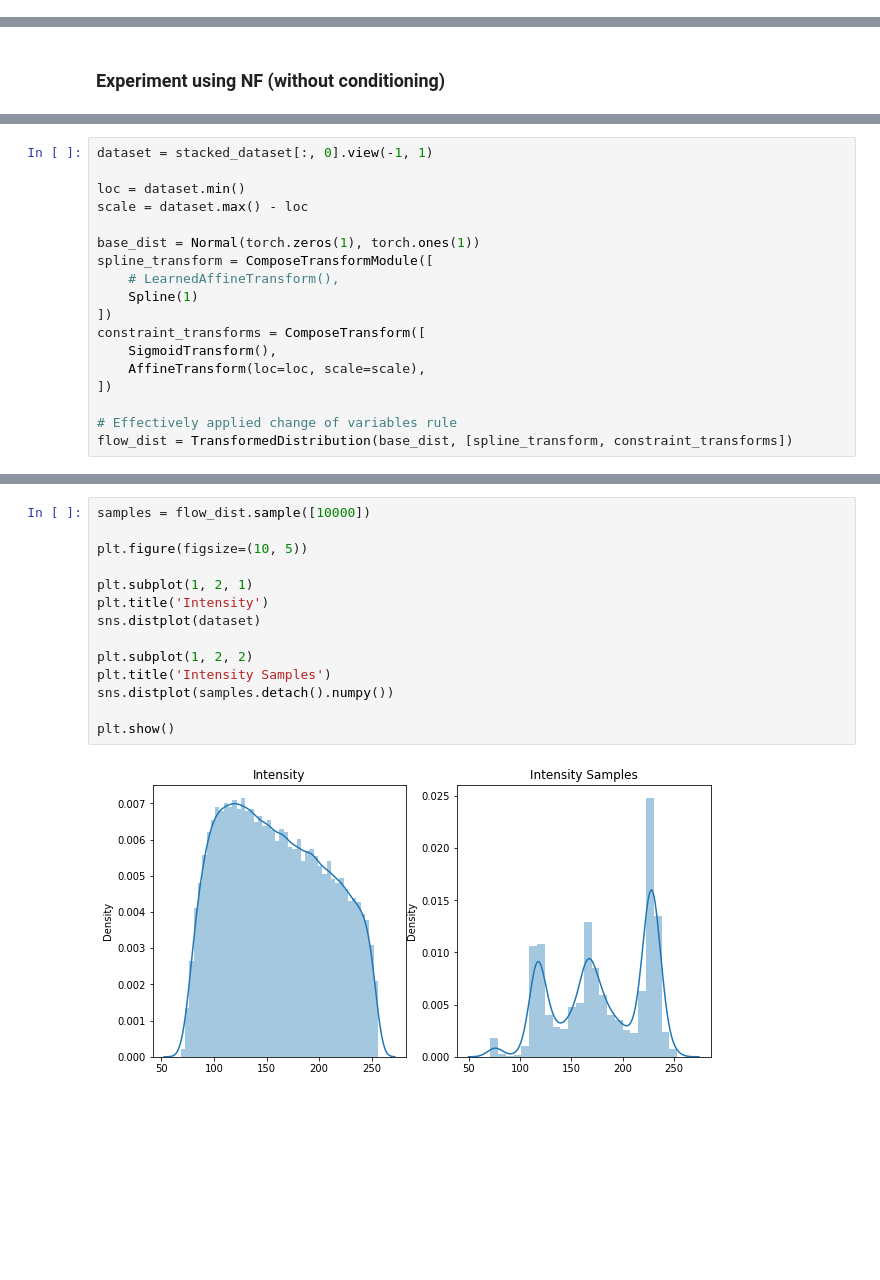
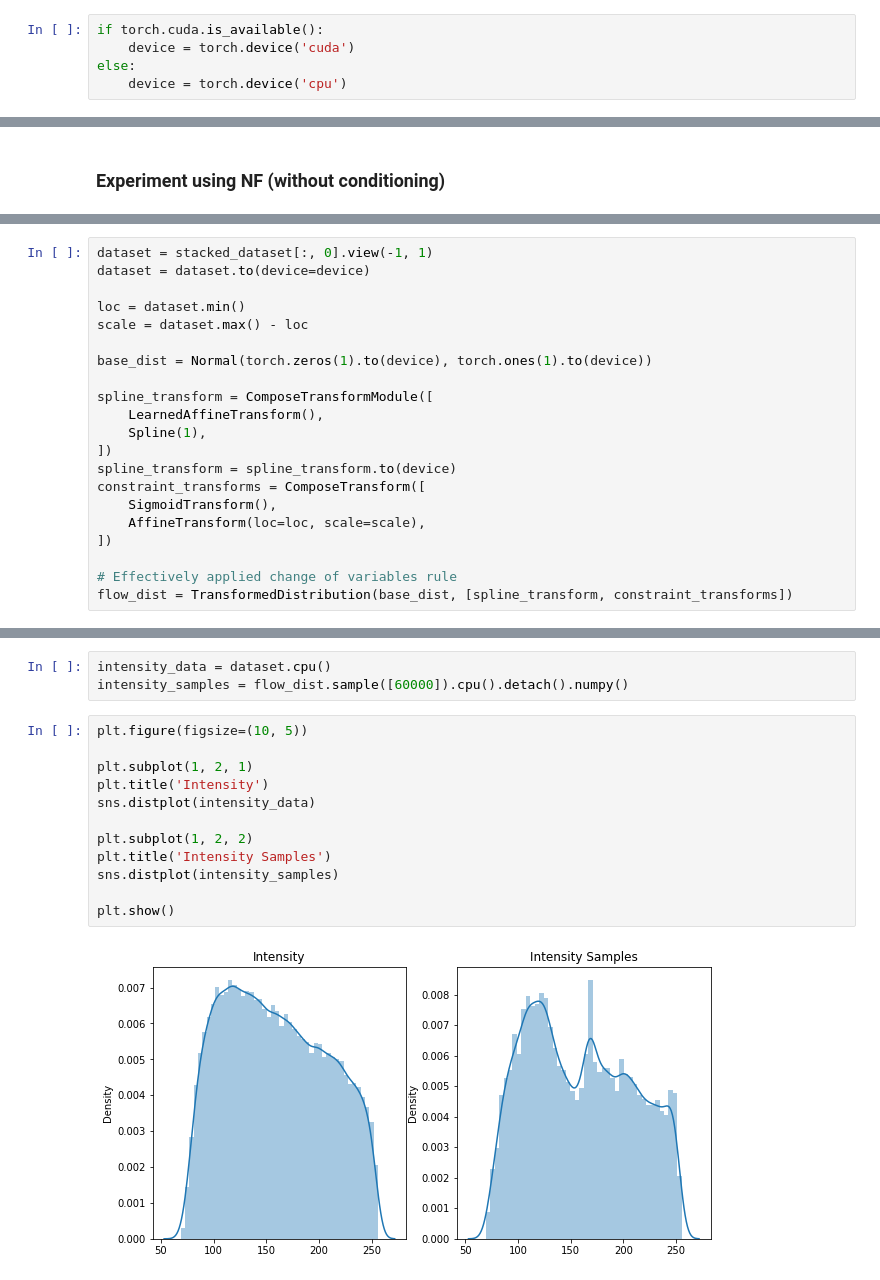
Before and after one commit to RajatRasal/deepscm, a Jupyter notebook: deepscm/datasets/morphomnist/intensity_causes_thickness.ipynb, the cells around one changed output, grey strips where cells are left out. Saved outputs shown, nothing was run; the diff lists cells and outputs as text; blank space fills up the shorter version.

Commit message:
Training the unconditional intensity flow successfully

```diff
--- a/deepscm/datasets/morphomnist/intensity_causes_thickness.ipynb
+++ b/deepscm/datasets/morphomnist/intensity_causes_thickness.ipynb
@@ -20,6 +21,11 @@ import pandas as pd
 import seaborn as sns
 
 sys.path.append(ROOT_PATH)
+# %%
+if torch.cuda.is_available():
+    device = torch.device('cuda')
+else:
+    device = torch.device('cpu')
 # %%
 from deepscm.morphomnist.io import load_idx
 # %%
@@ -404,14 +379,17 @@ X, y = datasets.make_circles(n_samples=n_samples, factor=0.5, noise=0.05)
 # %%
 dataset = stacked_dataset[:, 0].view(-1, 1)
+dataset = dataset.to(device=device)
 
 loc = dataset.min()
 scale = dataset.max() - loc
 
-base_dist = Normal(torch.zeros(1), torch.ones(1))
+base_dist = Normal(torch.zeros(1).to(device), torch.ones(1).to(device))
+
 spline_transform = ComposeTransformModule([
-    # LearnedAffineTransform(),
-    Spline(1)
+    LearnedAffineTransform(),
+    Spline(1),
 ])
+spline_transform = spline_transform.to(device)
 constraint_transforms = ComposeTransform([
     SigmoidTransform(),
     AffineTransform(loc=loc, scale=scale),
@@ -439,16 +424,17 @@ KeyboardInterrupt:
+# %%
+intensity_data = dataset.cpu()
+intensity_samples = flow_dist.sample([60000]).cpu().detach().numpy()
 # %%
-samples = flow_dist.sample([10000])
-
 plt.figure(figsize=(10, 5))
 
 plt.subplot(1, 2, 1)
 plt.title('Intensity')
-sns.distplot(dataset)
+sns.distplot(intensity_data)
 
 plt.subplot(1, 2, 2)
 plt.title('Intensity Samples')
-sns.distplot(samples.detach().numpy())
+sns.distplot(intensity_samples)
 
 plt.show()
 # %% [output]
-[figure, old version]
+[figure, new version]
```
Also changed, not shown: parts of 25 cells of this notebook.
